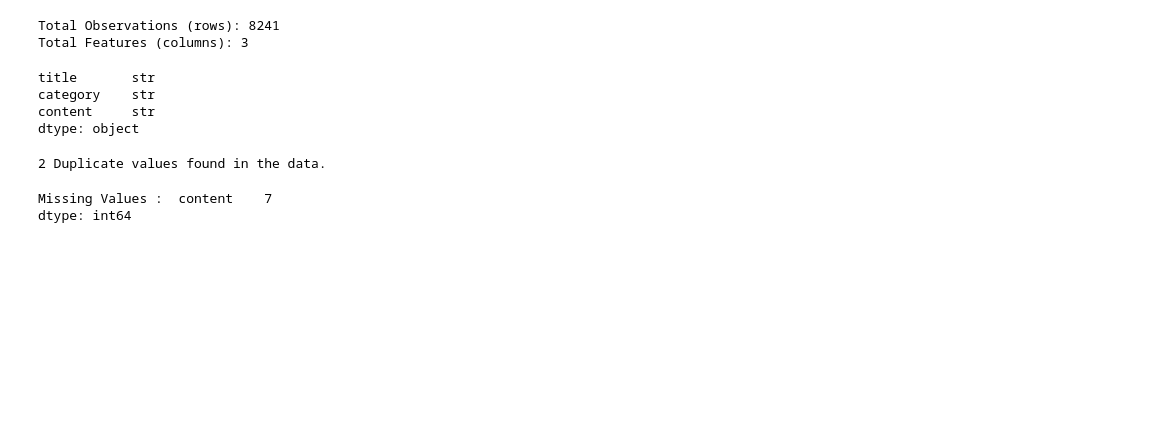
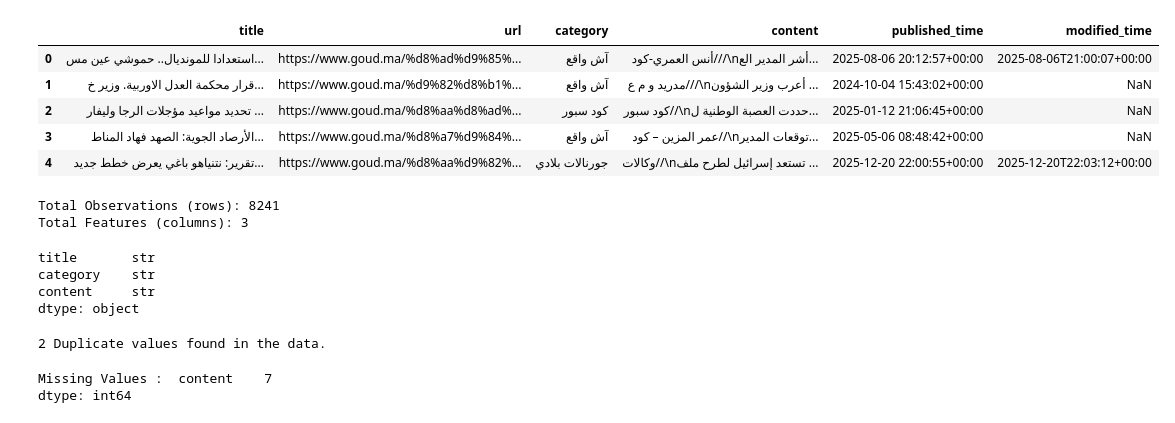
Before and after one commit to oafidi/ContextualQA, a Jupyter notebook: preprocessing.ipynb, the cells around one changed output. Cells and saved outputs as stored; diff of their text form; code cells hidden in the pictures; blank space fills up the shorter version.

```diff
--- a/preprocessing.ipynb
+++ b/preprocessing.ipynb
@@ -8,10 +7,14 @@ from datasets import load_dataset
 import re, json
 # %%
-try:
-    df = pd.read_csv("datasets/raw/goud_articles.csv")
-    df.head()
-except Exception  as e:
-    print(f"Error {e}")
+df = pd.read_csv("datasets/raw/goud_articles.csv")
+df.head()
+# %% [output]
+|  | title | url | category | content | published_time | modified_time |
+| 0 | استعدادا للمونديال.. حموشي عين مس... | https://www.goud.ma/%d8%ad%d9%85%... | آش واقع | أنس العمري-كود///\nأشر المدير الع... | 2025-08-06 20:12:57+00:00 | 2025-08-06T21:00:07+00:00 |
+| 1 | قرار محكمة العدل الاوربية. وزير خ... | https://www.goud.ma/%d9%82%d8%b1%... | آش واقع | مدريد و م ع///\nأعرب وزير الشؤون ... | 2024-10-04 15:43:02+00:00 | NaN |
+| 2 | تحديد مواعيد مؤجلات الرجا وليفار ... | https://www.goud.ma/%d8%aa%d8%ad%... | كود سبور | كود سبور//\nحددت العصبة الوطنية ل... | 2025-01-12 21:06:45+00:00 | NaN |
+| 3 | الأرصاد الجوية: الصهد فهاد المناط... | https://www.goud.ma/%d8%a7%d9%84%... | آش واقع | عمر المزين – كود//\nتوقعات المدير... | 2025-05-06 08:48:42+00:00 | NaN |
+| 4 | تقرير: نتنياهو باغي يعرض خطط جديد... | https://www.goud.ma/%d8%aa%d9%82%... | جورنالات بلادي | وكالات//\nتستعد إسرائيل لطرح ملف ... | 2025-12-20 22:00:55+00:00 | 2025-12-20T22:03:12+00:00 |
 # %%
 df = df.drop(["url", "published_time", "modified_time"], axis=1)
 # %%
```
Also changed, not shown: parts of 13 cells of this notebook, 6 other files.
